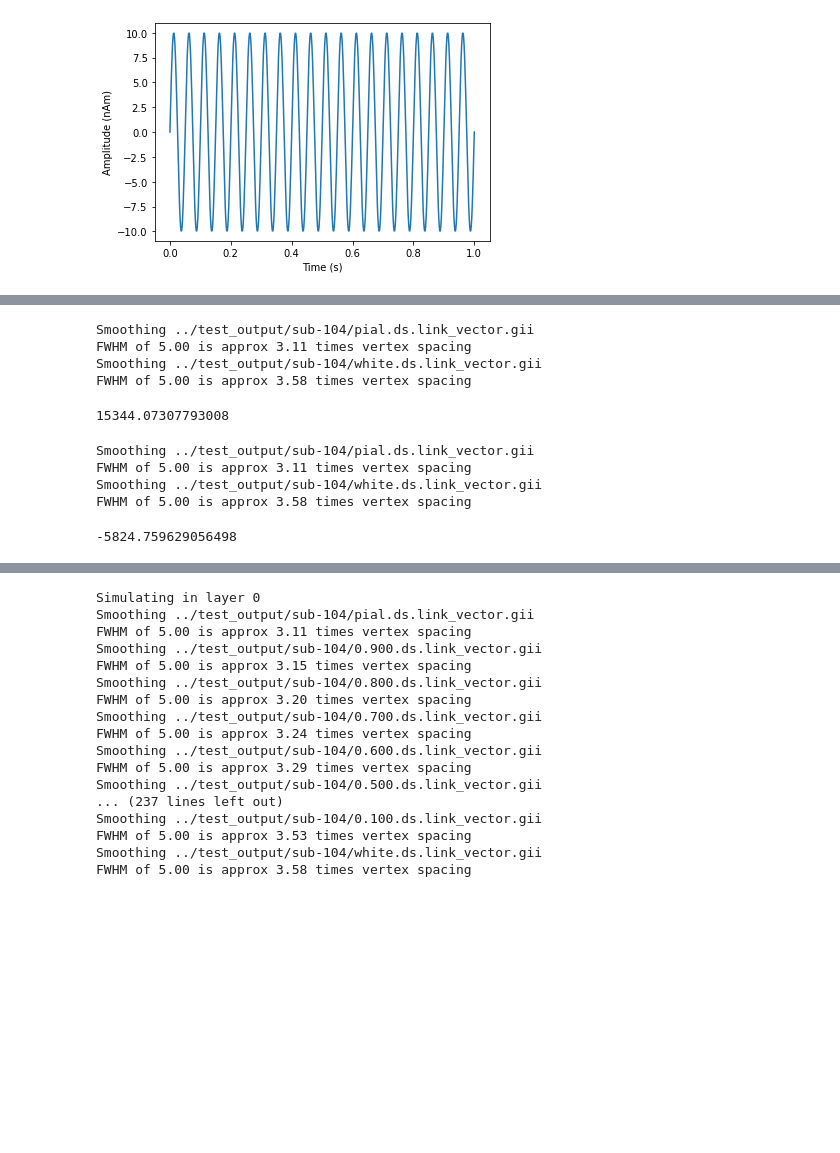
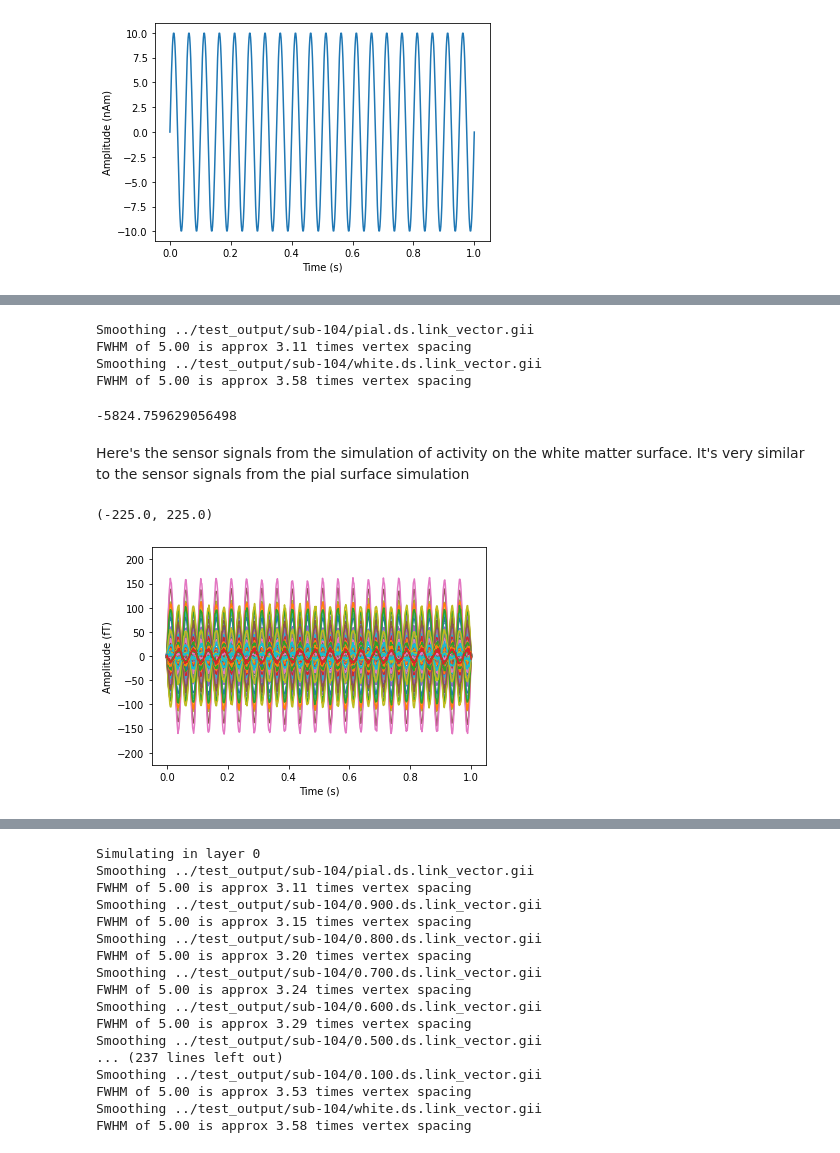
Before and after one commit to danclab/laMEG, a Jupyter notebook: tutorials/sim_model_comparison_free_energy.ipynb, the cells around one changed output, grey strips where cells are left out. Cells and saved outputs as stored; diff of their text form; code cells hidden in the pictures; blank space fills up the shorter version.

```diff
--- a/tutorials/sim_model_comparison_free_energy.ipynb
+++ b/tutorials/sim_model_comparison_free_energy.ipynb
@@ -96,43 +198,33 @@ Text(0, 0.5, 'Amplitude (nAm)')
 # %%
-# Simulate at a vertex on the pial surface
-pial_vertex=sim_vertex
-prefix=f'sim_{sim_vertex}_pial.'
+# Simulate at the corresponding vertex on the white matter surface
+white_vertex = (n_layers-1)*verts_per_surf+sim_vertex
+prefix = f'sim_{sim_vertex}_white.'
 
 # Generate simulated data
-pial_sim_fname=run_current_density_simulation(base_fname, prefix, pial_vertex, sim_signal, dipole_moment,
-                                              sim_patch_size, SNR)
-
+white_sim_fname = run_current_density_simulation(base_fname, prefix, white_vertex, sim_signal, dipole_moment,
+                                                 sim_patch_size, SNR)
 # Run model comparison between the first layer (pial) and the last layer (white matter)
-[F,_]=model_comparison(nas, lpa, rpa, mri_fname, [layer_fnames[0], layer_fnames[-1]], pial_sim_fname,
-                       patch_size=patch_size, n_temp_modes=n_temp_modes)
+[F,_] = model_comparison(nas, lpa, rpa, mri_fname, [layer_fnames[0], layer_fnames[-1]], white_sim_fname,
+                         patch_size=patch_size, n_temp_modes=n_temp_modes)
 
 # The difference in free energy is an approximation of the Bayes factor between the two models
-# This value should be positive (more model evidence for the pial layer model)
+# This value should be negative (more model evidence for the white matter layer model)
 F[0]-F[1]
 # %% [output]
 Smoothing ../test_output/sub-104/pial.ds.link_vector.gii
 FWHM of 5.00 is approx 3.11 times vertex spacing
 Smoothing ../test_output/sub-104/white.ds.link_vector.gii
 FWHM of 5.00 is approx 3.58 times vertex spacing
-15344.07307793008
+-5824.759629056498
-# %%
-# Simulate at the corresponding vertex on the white matter surface
-white_vertex=(n_layers-1)*verts_per_surf+sim_vertex
-prefix=f'sim_{sim_vertex}_white.'
-
-# Generate simulated data
-white_sim_fname=run_current_density_simulation(base_fname, prefix, white_vertex, sim_signal, dipole_moment,
-                                               sim_patch_size, SNR)
-# Run model comparison between the first layer (pial) and the last layer (white matter)
-[F,_]=model_comparison(nas, lpa, rpa, mri_fname, [layer_fnames[0], layer_fnames[-1]], white_sim_fname,
-                       patch_size=patch_size, n_temp_modes=n_temp_modes)
-
-# The difference in free energy is an approximation of the Bayes factor between the two models
-# This value should be negative (more model evidence for the white matter layer model)
-F[0]-F[1]
-# %% [output]
-Smoothing ../test_output/sub-104/pial.ds.link_vector.gii
-FWHM of 5.00 is approx 3.11 times vertex spacing
-Smoothing ../test_output/sub-104/white.ds.link_vector.gii
-FWHM of 5.00 is approx 3.58 times vertex spacing
--5824.759629056498
+# %% [markdown]
+Here's the sensor signals from the simulation of activity on the white matter surface. It's very similar to the sensor signals from the pial surface simulation
+# %%
+# Load simulated sensor data and plot
+white_sim_sensor_data, ch_names = load_meg_sensor_data(white_sim_fname)
+_ = plt.plot(time, np.mean(white_sim_sensor_data,axis=-1).T)
+plt.xlabel('Time (s)')
+plt.ylabel('Amplitude (fT)')
+plt.ylim([-225, 225])
+# %% [output]
+(-225.0, 225.0)
+[figure, added]
```
Also changed, not shown: parts of 23 cells of this notebook.
